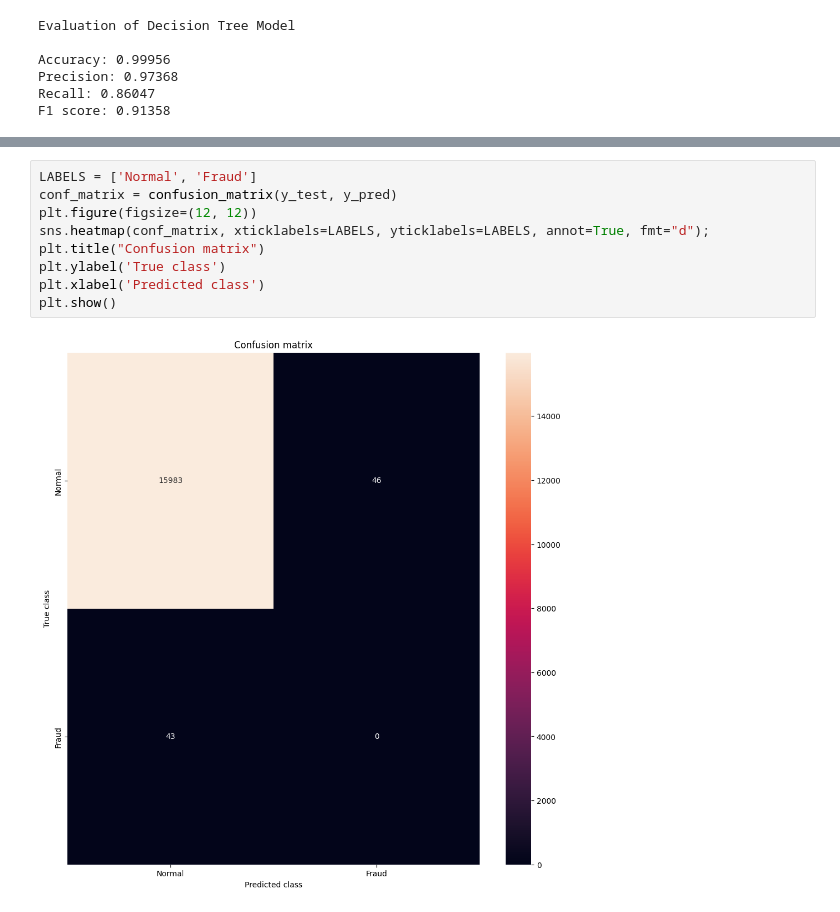
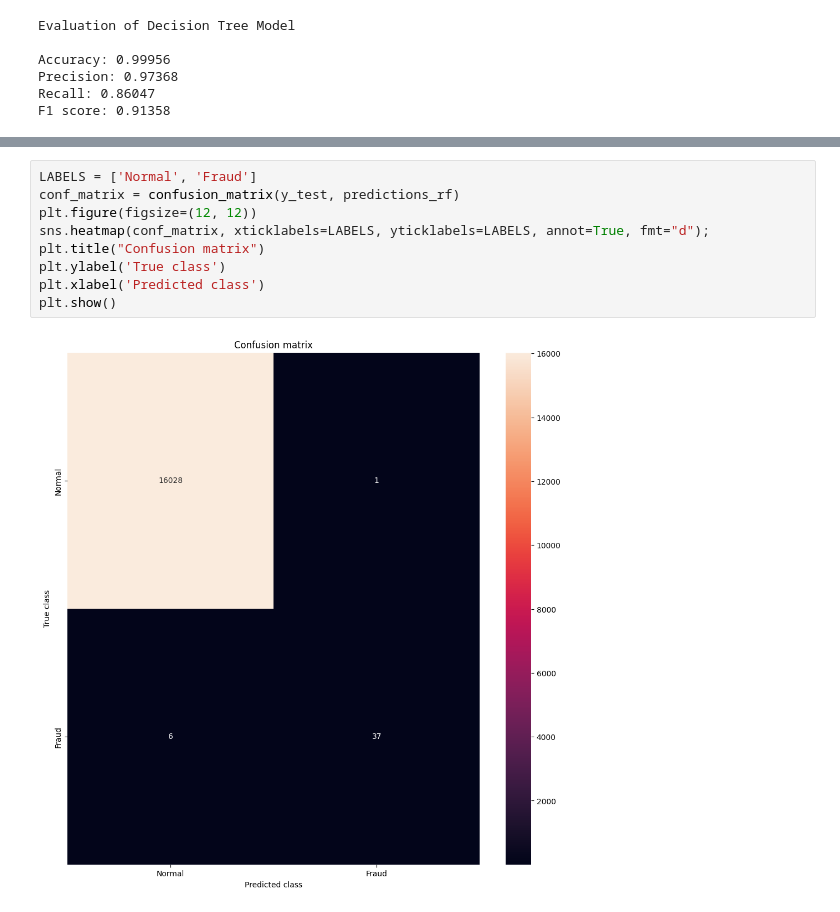
Before and after one commit to MirRisalat/Credit-Card-Fraud-Detection, a Jupyter notebook: CCFD_Project.ipynb, the cells around one changed output, grey strips where cells are left out. Saved outputs shown, nothing was run; the diff lists cells and outputs as text.

```diff
--- a/CCFD_Project.ipynb
+++ b/CCFD_Project.ipynb
@@ -180,11 +181,11 @@ weighted avg       0.99      0.99      0.99     16072
 # %%
 LABELS = ['Normal', 'Fraud']
-conf_matrix = confusion_matrix(y_test, y_pred)
+conf_matrix = confusion_matrix(y_test, predictions_rf)
 plt.figure(figsize=(12, 12))
 sns.heatmap(conf_matrix, xticklabels=LABELS, yticklabels=LABELS, annot=True, fmt="d");
 plt.title("Confusion matrix")
 plt.ylabel('True class')
 plt.xlabel('Predicted class')
 plt.show()
 # %% [output]
-[figure, old version]
+[figure, new version]
```
Also changed, not shown: parts of 2 cells of this notebook.
